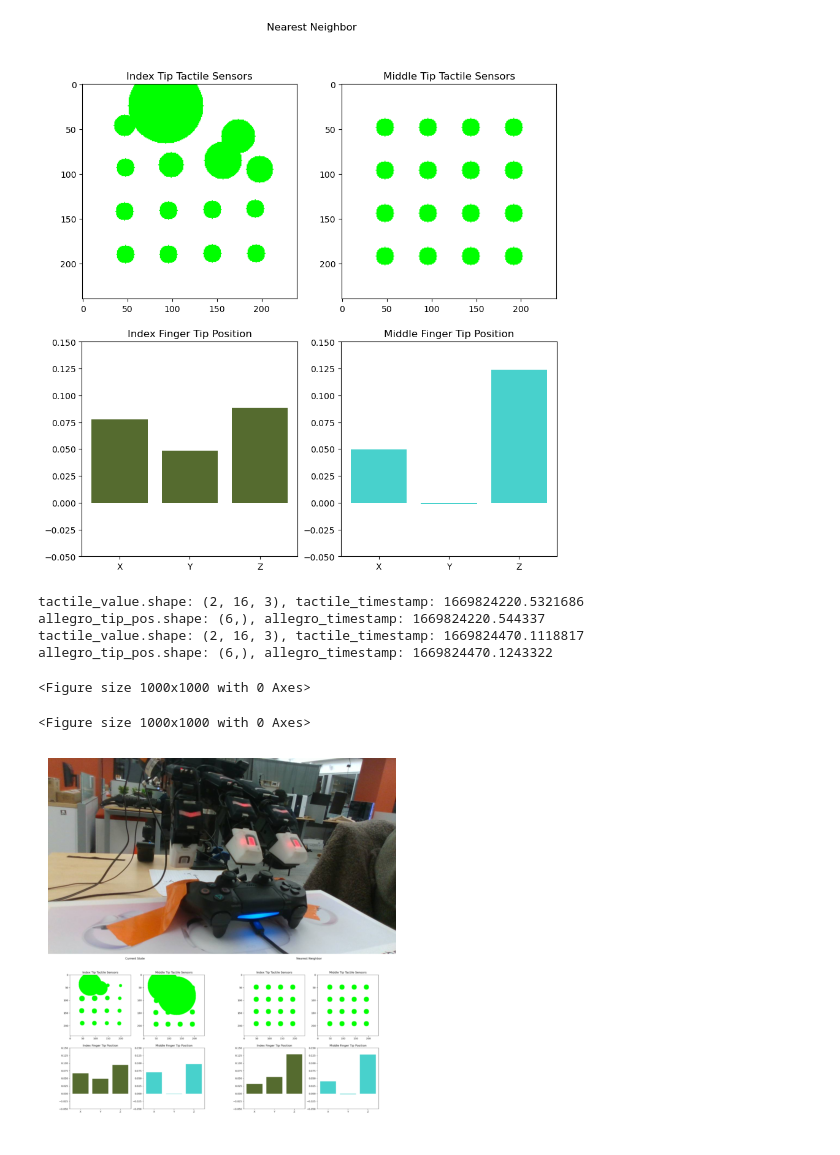
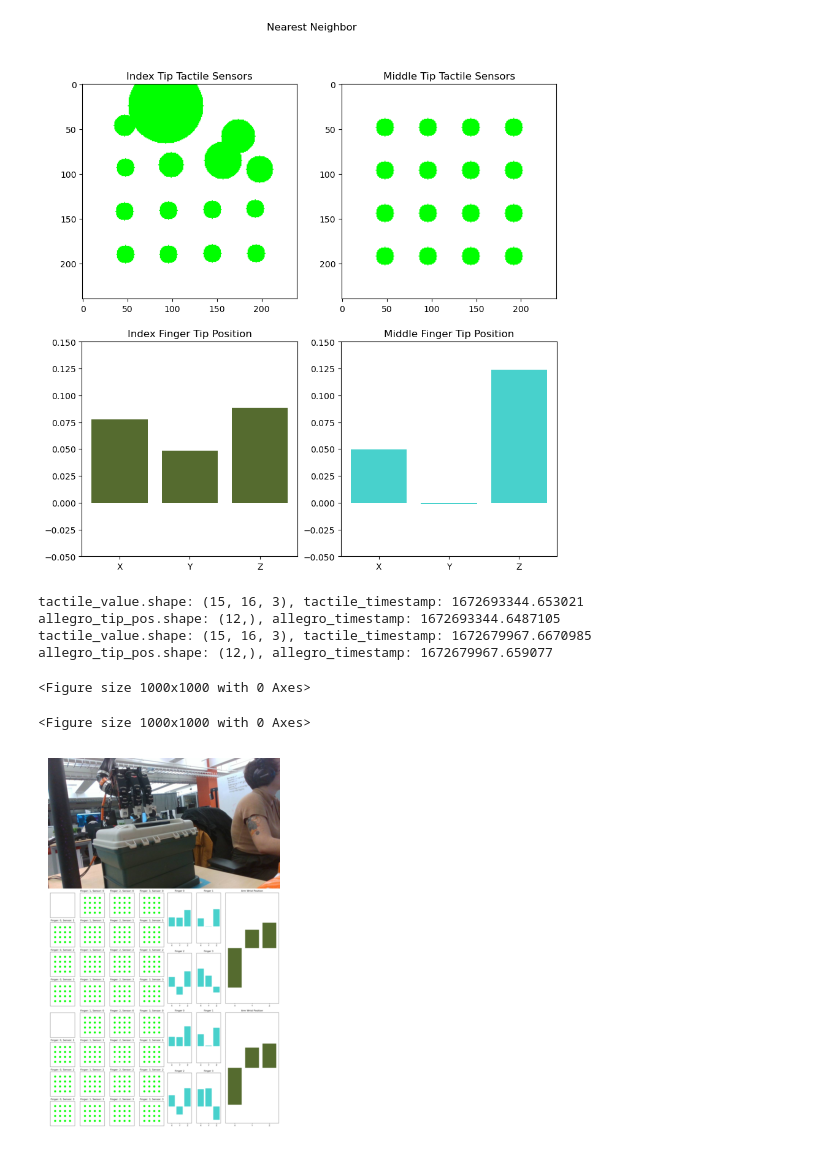
Before and after one commit to aadhithya14/tactile-learning-new-hand, a Jupyter notebook: notebooks/deploy_visualization.ipynb, the cells around one changed output. Cells and saved outputs as stored; diff of their text form; code cells hidden in the pictures.

```diff
--- a/notebooks/deploy_visualization.ipynb
+++ b/notebooks/deploy_visualization.ipynb
@@ -180,10 +252,10 @@ image_stream_port = 10005
 dump_camera_image(host, image_stream_port)
 # %%
 # Get two random tactile positions and tip positions and dump them
-curr_tactile_value, curr_tip_pos = knn_visualizer.get_example_state()
-knn_tactile_value, knn_tip_pos = knn_visualizer.get_example_state()
+curr_tactile_value, curr_tip_pos, curr_car_pos = knn_visualizer.get_example_state()
+knn_tactile_value, knn_tip_pos, knn_car_pos = knn_visualizer.get_example_state()
 # %% [output]
-tactile_value.shape: (2, 16, 3), tactile_timestamp: 1669824220.5321686
-allegro_tip_pos.shape: (6,), allegro_timestamp: 1669824220.544337
-tactile_value.shape: (2, 16, 3), tactile_timestamp: 1669824470.1118817
-allegro_tip_pos.shape: (6,), allegro_timestamp: 1669824470.1243322
+tactile_value.shape: (15, 16, 3), tactile_timestamp: 1672693344.653021
+allegro_tip_pos.shape: (12,), allegro_timestamp: 1672693344.6487105
+tactile_value.shape: (15, 16, 3), tactile_timestamp: 1672679967.6670985
+allegro_tip_pos.shape: (12,), allegro_timestamp: 1672679967.659077
@@ -196,53 +271,64 @@ dump_camera_image(host, image_stream_port)
 <Figure size 1000x1000 with 0 Axes>
 <Figure size 1000x1000 with 0 Axes>
 # %%
-# Read all of them and horizontally stack them
+# def plot_all
 def plot_knn_state():
-    curr_state = cv2.imread('Current State.png')
-    knn_state = cv2.imread('Nearest Neighbor.png')
-    camera_img = cv2.imread('Camera Image.png')
+    camera_img = cv2.imread('camera_image.png')
+    knn_state = cv2.imread('knn_state.png')
+    curr_state = cv2.imread('curr_state.png')
 
-    state_img = cv2.hconcat([curr_state, knn_state])
-    width_scale = camera_img.shape[1] / state_img.shape[1]
-    state_img = cv2.resize(
-        state_img,
-        (int(state_img.shape[1] * width_scale),
-         int(state_img.shape[0] * width_scale))
-    )
-
-    all_state_img = cv2.vconcat([camera_img, state_img])
+    state_img = concat_imgs(curr_state, knn_state, 'vertical')
+    all_state_img = concat_imgs(camera_img, state_img, 'vertical')
     plt.axis('off')
     plt.imshow(cv2.cvtColor(all_state_img, cv2.COLOR_BGR2RGB))
+
+# Read all of them and horizontally stack them
+# def plot_knn_state():
+#     curr_state = cv2.imread('Current State.png')
+#     knn_state = cv2.imread('Nearest Neighbor.png')
+#     camera_img = cv2.imread('Camera Image.png')
+
+#     state_img = cv2.hconcat([curr_state, knn_state])
+#     width_scale = camera_img.shape[1] / state_img.shape[1]
+#     state_img = cv2.resize(
+#         state_img,
+#         (int(state_img.shape[1] * width_scale),
+#          int(state_img.shape[0] * width_scale))
+#     )
+
+#     all_state_img = cv2.vconcat([camera_img, state_img])
+#     plt.axis('off')
+#     plt.imshow(cv2.cvtColor(all_state_img, cv2.COLOR_BGR2RGB))
 
 
 
 
 
 
 
 # curr_state = cv2.imread('Current State.png')
 # knn_state = cv2.imread('Nearest Neighbor.png')
 # camera_img = cv2.imread('Camera Image.png')
 # print('curr_state.shape: {}, knn_state.shape: {}'.format(
 #     curr_state.shape, knn_state.shape
 # ))
 # new_img = cv2.hconcat([curr_state, knn_state])
 # width_scale = float(camera_img.shape[1] / (curr_state.shape[1] + knn_state.shape[1]))
 # new_width = int(new_img.shape[1] * width_scale)
 # new_height = int(new_img.shape[0] * width_scale)
 # new_img = cv2.resize(new_img, (new_width, new_height))
 
 # plt.axis('off')
 # plt.imshow(cv2.cvtColor(new_img, cv2.COLOR_BGR2RGB))
 # print('new_img.shape: {}, camera_img.shape: {}'.format(
 #     new_img.shape, camera_img.shape
 # ))
 # new_img_2 = cv2.vconcat([camera_img, new_img])
 # plt.imshow(cv2.cvtColor(new_img_2, cv2.COLOR_BGR2RGB))
 
 # plt.pause(0.001) # This make the graph show up if matplotlib is in Tkinter mode
 # plt.cla()
 
 plot_knn_state()
 # %% [output]
-[figure, old version]
+[figure, new version]
```
Also changed, not shown: parts of 8 cells of this notebook, 7 other files.
